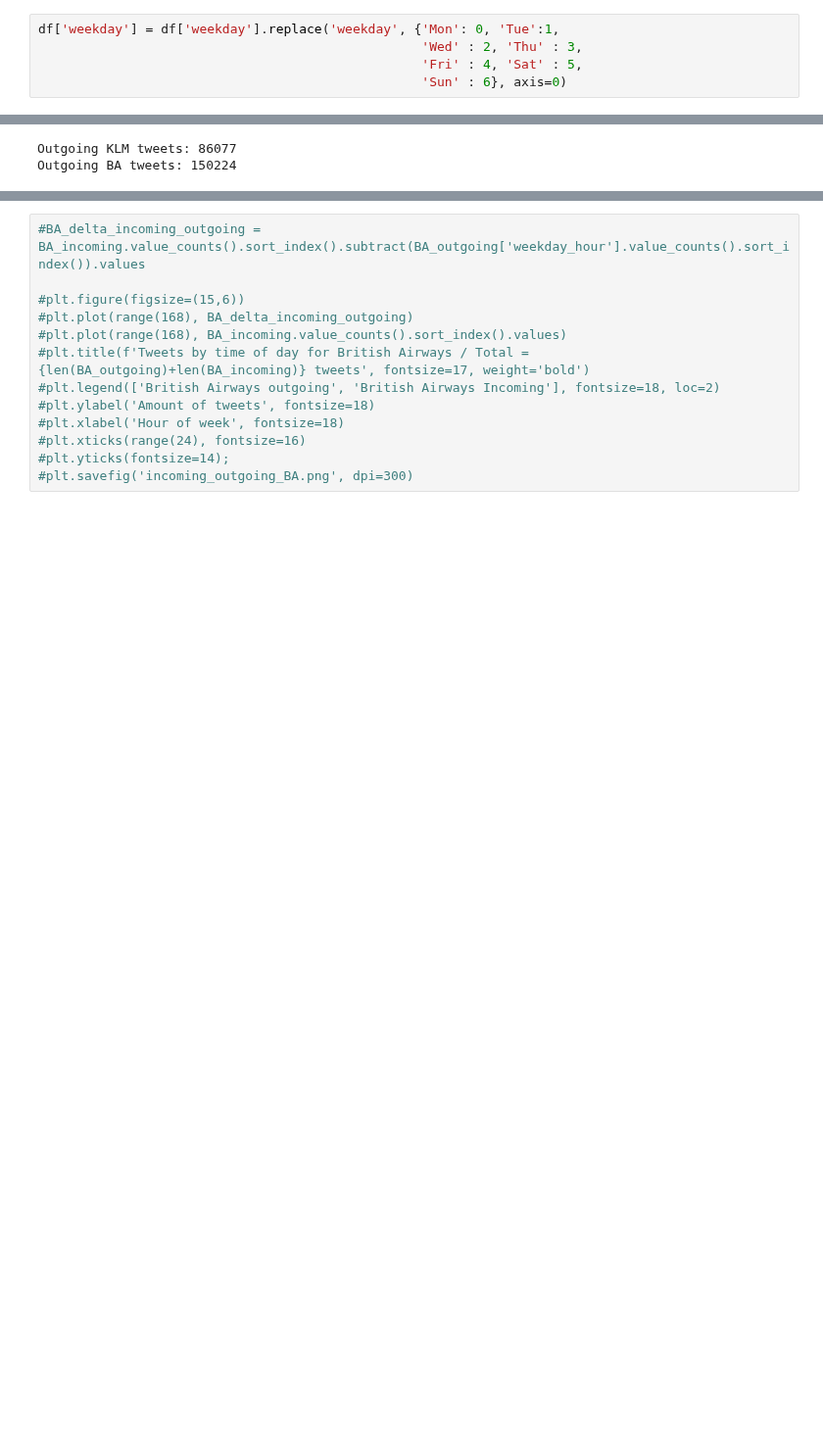
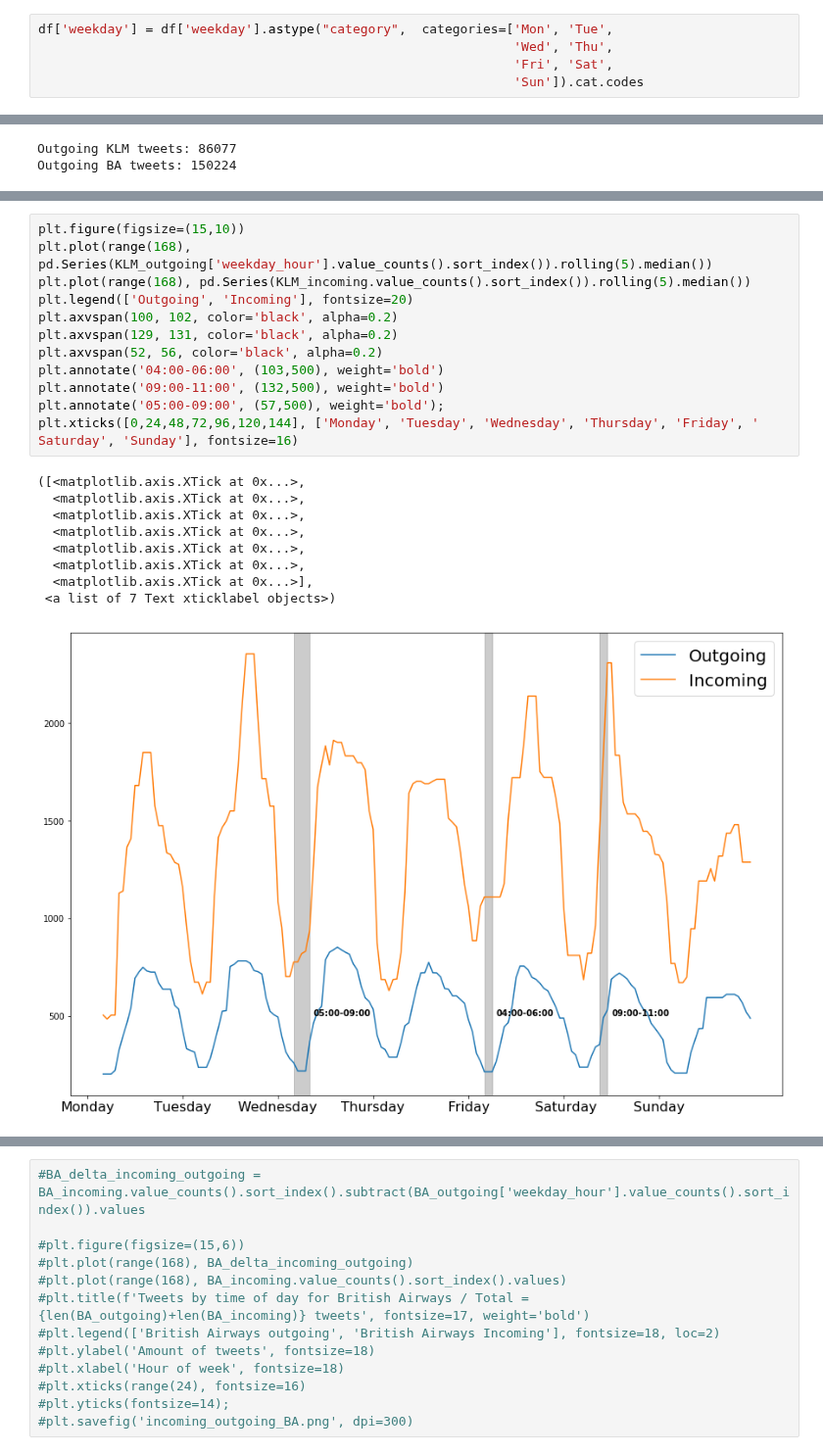
Before and after one commit to dharmsen/DBLDataChallenge, a Jupyter notebook: incoming_outcoming/Incoming_outcoming_viz.ipynb, the cells around one changed output, grey strips where cells are left out. Shown at 98% size. Saved outputs shown, nothing was run; the diff lists cells and outputs as text; blank space fills up the shorter version.

```diff
--- a/incoming_outcoming/Incoming_outcoming_viz.ipynb
+++ b/incoming_outcoming/Incoming_outcoming_viz.ipynb
@@ -18,7 +22,7 @@ df.head(3)
 df['weekday'] = [f'{datetime.datetime.strptime(tweet, "%a %b %d %H:%M:%S +0000 %Y").strftime("%a")}' for tweet in df['created_at']]
 df['hour'] = [f'{datetime.datetime.strptime(tweet, "%a %b %d %H:%M:%S +0000 %Y").hour}' for tweet in df['created_at']]
 # %%
-df['weekday'] = df['weekday'].replace('weekday', {'Mon': 0, 'Tue':1,
-                                                  'Wed' : 2, 'Thu' : 3,
-                                                  'Fri' : 4, 'Sat' : 5,
-                                                  'Sun' : 6}, axis=0)
+df['weekday'] = df['weekday'].astype("category",  categories=['Mon', 'Tue',
+                                                              'Wed', 'Thu',
+                                                              'Fri', 'Sat',
+                                                              'Sun']).cat.codes
@@ -87 +210,23 @@ plt.yticks([10,20,30,40,50,60], fontsize=14);
+# %%
+plt.figure(figsize=(15,10))
+plt.plot(range(168), pd.Series(KLM_outgoing['weekday_hour'].value_counts().sort_index()).rolling(5).median())
+plt.plot(range(168), pd.Series(KLM_incoming.value_counts().sort_index()).rolling(5).median())
+plt.legend(['Outgoing', 'Incoming'], fontsize=20)
+plt.axvspan(100, 102, color='black', alpha=0.2)
+plt.axvspan(129, 131, color='black', alpha=0.2)
+plt.axvspan(52, 56, color='black', alpha=0.2)
+plt.annotate('04:00-06:00', (103,500), weight='bold')
+plt.annotate('09:00-11:00', (132,500), weight='bold')
+plt.annotate('05:00-09:00', (57,500), weight='bold');
+plt.xticks([0,24,48,72,96,120,144], ['Monday', 'Tuesday', 'Wednesday', 'Thursday', 'Friday', ' Saturday', 'Sunday'], fontsize=16)
+# %% [output]
+([<matplotlib.axis.XTick at 0x...>,
+  <matplotlib.axis.XTick at 0x...>,
+  <matplotlib.axis.XTick at 0x...>,
+  <matplotlib.axis.XTick at 0x...>,
+  <matplotlib.axis.XTick at 0x...>,
+  <matplotlib.axis.XTick at 0x...>,
+  <matplotlib.axis.XTick at 0x...>],
+ <a list of 7 Text xticklabel objects>)
+[figure, added]
 # %%
```
Also changed, not shown: parts of 22 cells of this notebook, 1 other file.
